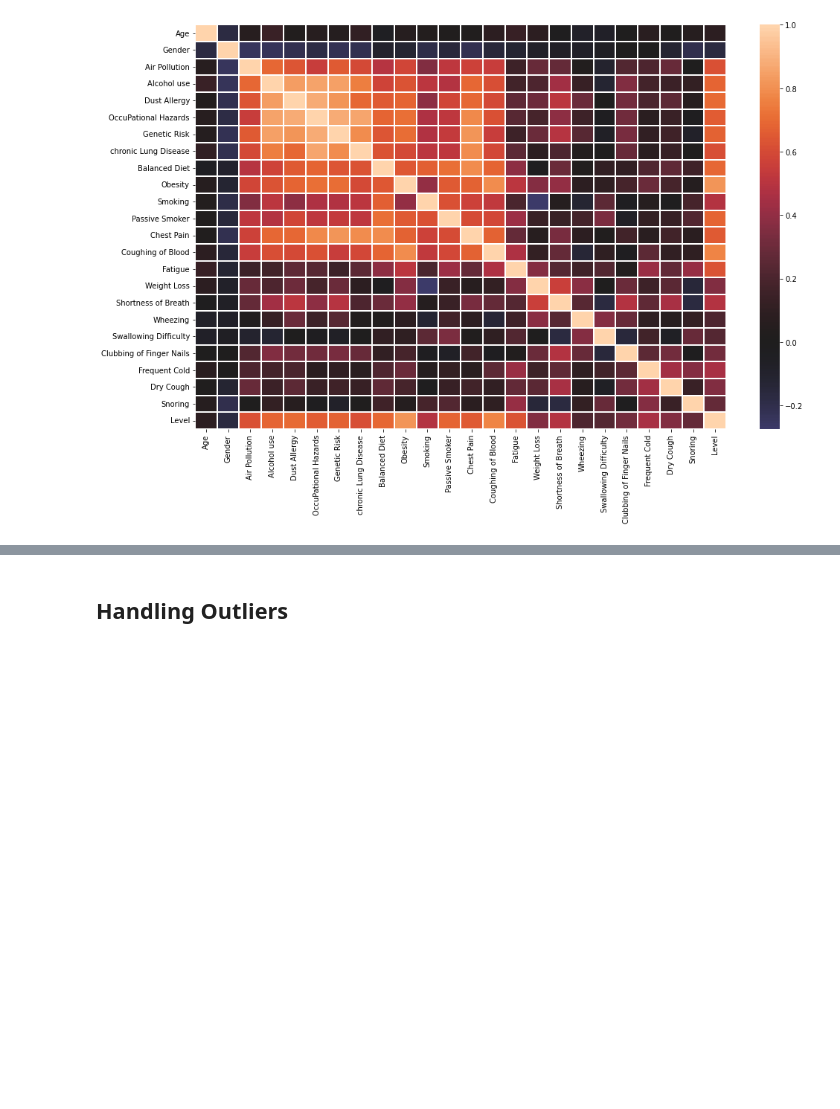
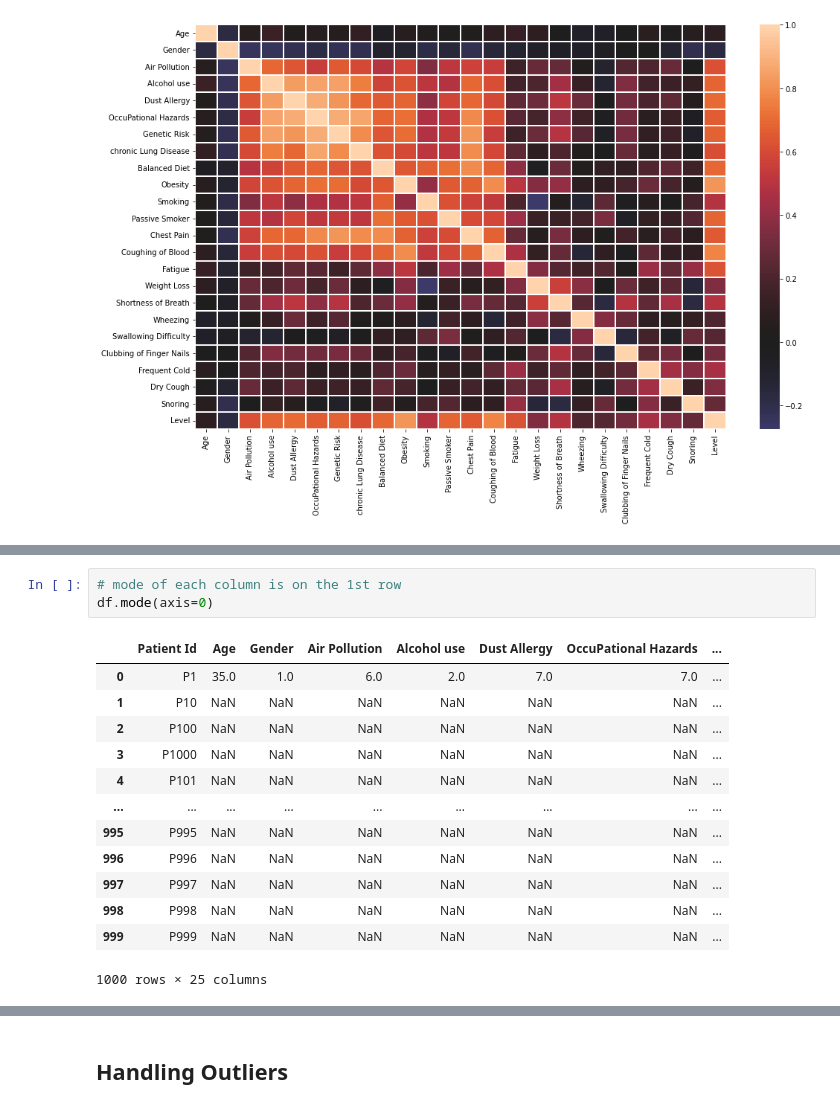
Before and after one commit to HasyimAP/My-Kaggle, a Jupyter notebook: cancer-patient-data.ipynb, the cells around one changed output, grey strips where cells are left out. Drawn from its saved outputs; the diff is of its cells as text; blank space fills up the shorter version.

Commit message:
Kaggle Notebook | Cancer Patient Data | Version 2

```diff
--- a/cancer-patient-data.ipynb
+++ b/cancer-patient-data.ipynb
@@ -164,0 +196,17 @@ sns.heatmap(df_corr.corr(method='spearman'), linewidths=0.1, center=0)
+# %%
+# mode of each column is on the 1st row
+df.mode(axis=0)
+# %% [output]
+|  | Patient Id | Age | Gender | Air Pollution | Alcohol use | Dust Allergy | OccuPational Hazards | ... |
+| 0 | P1 | 35.0 | 1.0 | 6.0 | 2.0 | 7.0 | 7.0 | ... |
+| 1 | P10 | NaN | NaN | NaN | NaN | NaN | NaN | ... |
+| 2 | P100 | NaN | NaN | NaN | NaN | NaN | NaN | ... |
+| 3 | P1000 | NaN | NaN | NaN | NaN | NaN | NaN | ... |
+| 4 | P101 | NaN | NaN | NaN | NaN | NaN | NaN | ... |
+| ... | ... | ... | ... | ... | ... | ... | ... | ... |
+| 995 | P995 | NaN | NaN | NaN | NaN | NaN | NaN | ... |
+| 996 | P996 | NaN | NaN | NaN | NaN | NaN | NaN | ... |
+| 997 | P997 | NaN | NaN | NaN | NaN | NaN | NaN | ... |
+| 998 | P998 | NaN | NaN | NaN | NaN | NaN | NaN | ... |
+| 999 | P999 | NaN | NaN | NaN | NaN | NaN | NaN | ... |
+1000 rows × 25 columns
```
Also changed, not shown: parts of 9 cells of this notebook.
